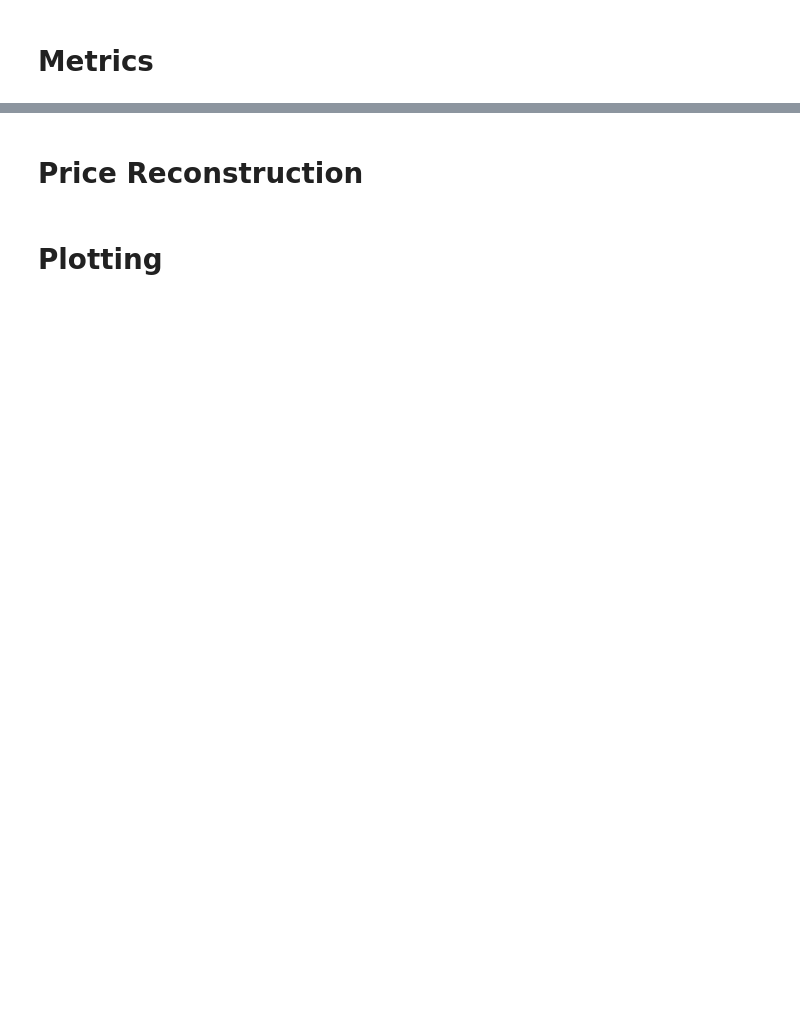
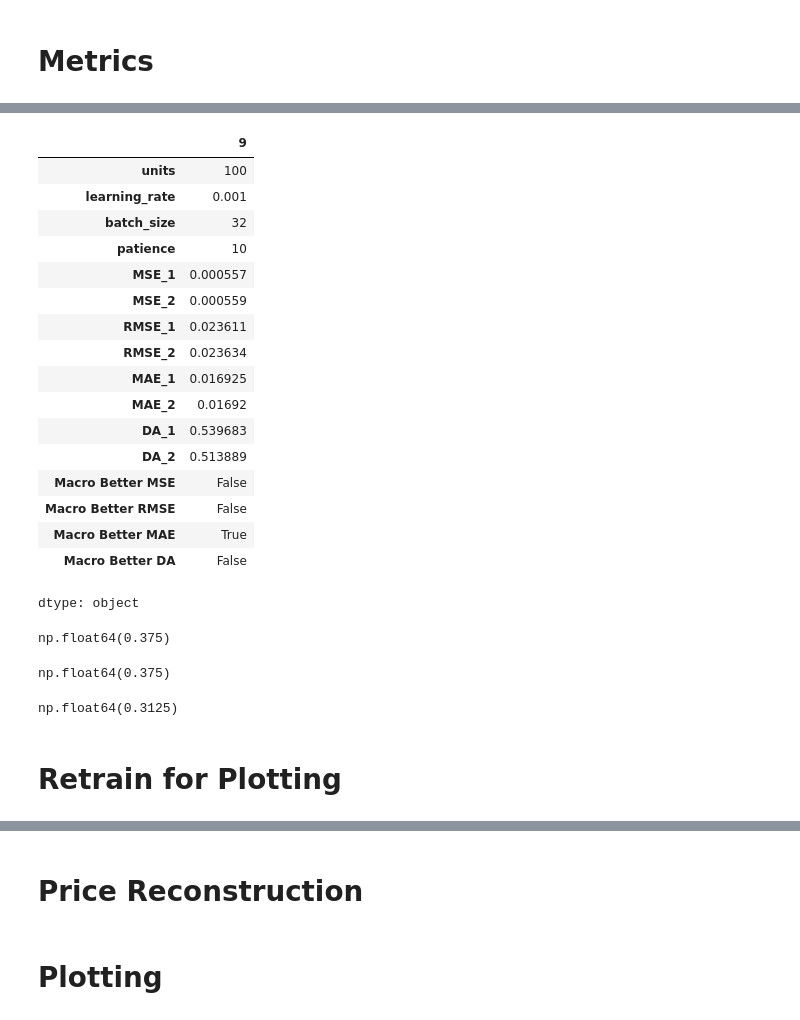
Before and after one commit to NichBry25/BitcoinPricePrediction, a Jupyter notebook: BTCForecasting_GRU_Based_DeepVAR.ipynb, the cells around one changed output, grey strips where cells are left out. Drawn from its saved outputs; the diff is of its cells as text; code cells hidden in the pictures; blank space fills up the shorter version.

```diff
--- a/BTCForecasting_GRU_Based_DeepVAR.ipynb
+++ b/BTCForecasting_GRU_Based_DeepVAR.ipynb
@@ -325,0 +348,21 @@ with_macro_metrics
+# %%
+best_with_macro
+# %% [output]
+|  | 9 |
+| units | 100 |
+| learning_rate | 0.001 |
+| batch_size | 32 |
+| patience | 10 |
+| MSE_1 | 0.000557 |
+| MSE_2 | 0.000559 |
+| RMSE_1 | 0.023611 |
+| RMSE_2 | 0.023634 |
+| MAE_1 | 0.016925 |
+| MAE_2 | 0.01692 |
+| DA_1 | 0.539683 |
+| DA_2 | 0.513889 |
+| Macro Better MSE | False |
+| Macro Better RMSE | False |
+| Macro Better MAE | True |
+| Macro Better DA | False |
+dtype: object
@@ -325,0 +373,14 @@ with_macro_metrics
+# %%
+macro_mse_win_rate
+# %% [output]
+np.float64(0.375)
+# %%
+macro_mae_win_rate
+# %% [output]
+np.float64(0.375)
+# %%
+macro_da_win_rate
+# %% [output]
+np.float64(0.3125)
+# %% [markdown]
+# Retrain for Plotting
```
Also changed, not shown: parts of 45 cells of this notebook.
